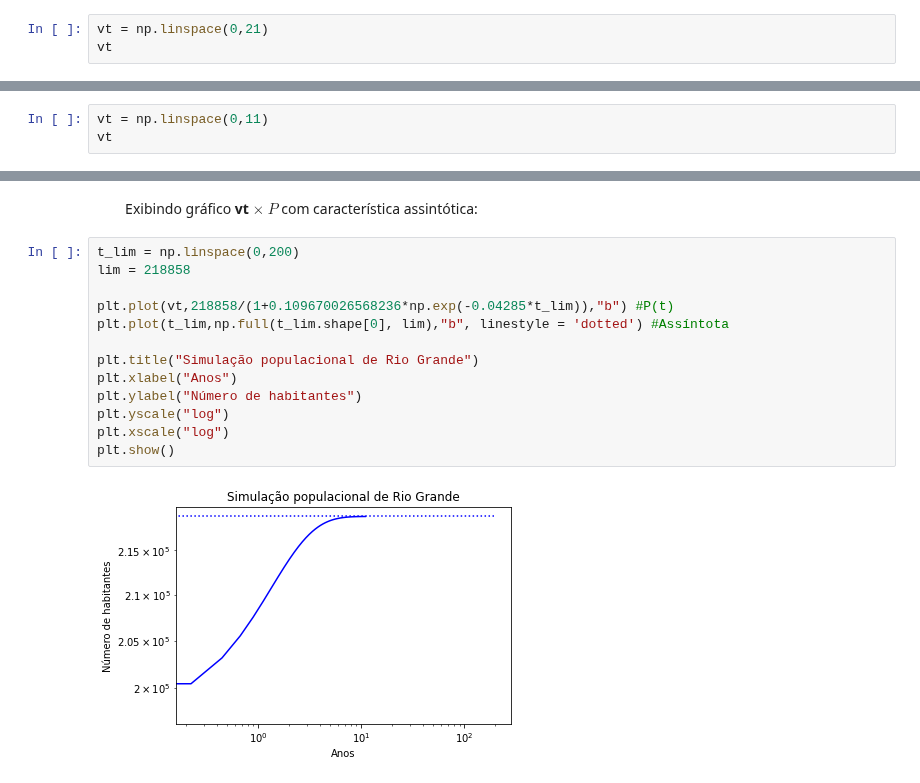
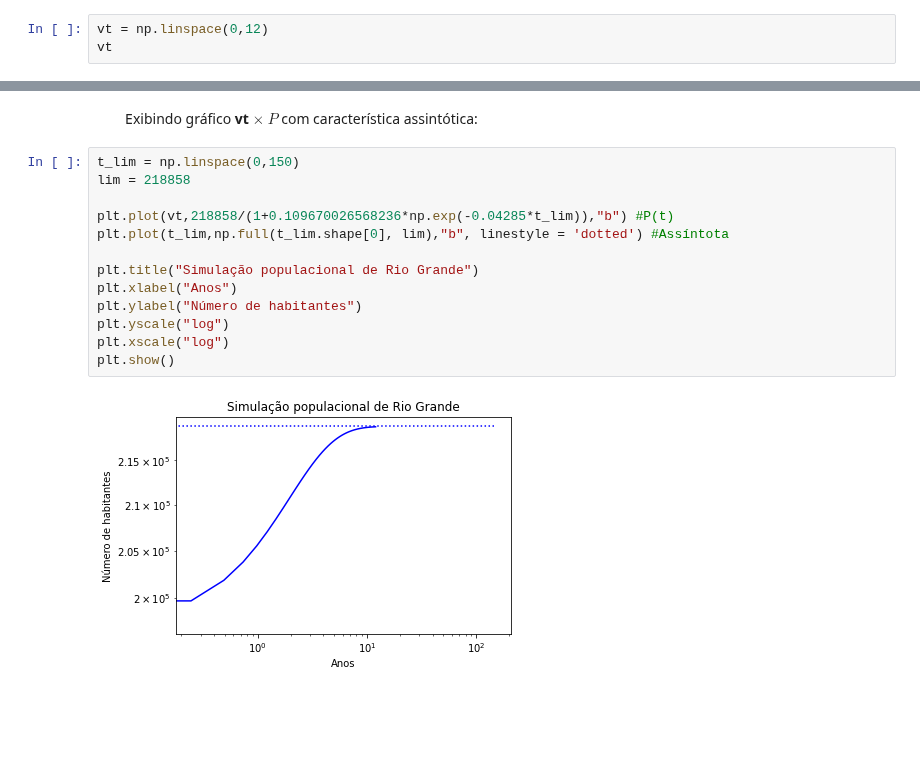
Before and after one commit to LaboratorioIPythonFURG/Modelo-Populacional-Malthus, a Jupyter notebook: Jupyter/3_sympy.ipynb, the cells around one changed output, grey strips where cells are left out. Drawn from its saved outputs; the diff is of its cells as text; blank space fills up the shorter version.

```diff
--- a/Jupyter/3_sympy.ipynb
+++ b/Jupyter/3_sympy.ipynb
@@ -17,4 +17,4 @@ t = sp.Symbol("t") #Variável
 # %%
-vt = np.linspace(0,21)
+vt = np.linspace(0,12)
 vt
 # %% [output]
@@ -81,3 +78,0 @@ $\displaystyle P{\left(t \right)} = - \frac{218858.0}{-1.0 - 0.109670026568236 e
-# %%
-vt = np.linspace(0,11)
-vt
@@ -108,17 +92,17 @@ plt.show()
 # %% [markdown]
 &nbsp; &nbsp; &nbsp; &nbsp; Exibindo gráfico <b>vt</b> $\times$ <b>$P$</b> com característica assintótica:
 # %%
-t_lim = np.linspace(0,200)
+t_lim = np.linspace(0,150)
 lim = 218858
 
 plt.plot(vt,218858/(1+0.109670026568236*np.exp(-0.04285*t_lim)),"b") #P(t)
 plt.plot(t_lim,np.full(t_lim.shape[0], lim),"b", linestyle = 'dotted') #Assíntota
 
 plt.title("Simulação populacional de Rio Grande")
 plt.xlabel("Anos")
 plt.ylabel("Número de habitantes")
 plt.yscale("log")
 plt.xscale("log")
 plt.show()
 # %% [output]
-[figure, old version]
+[figure, new version]
```
Also changed, not shown: parts of 9 cells of this notebook, 2 other files.
